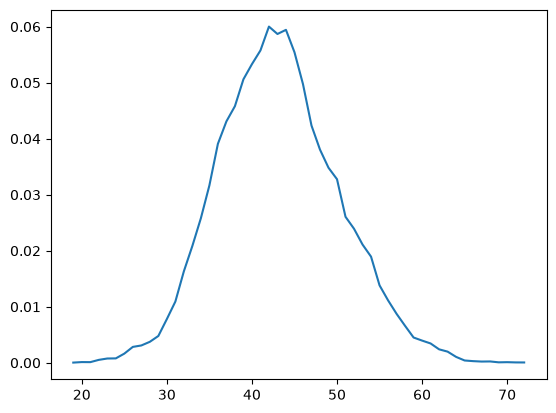
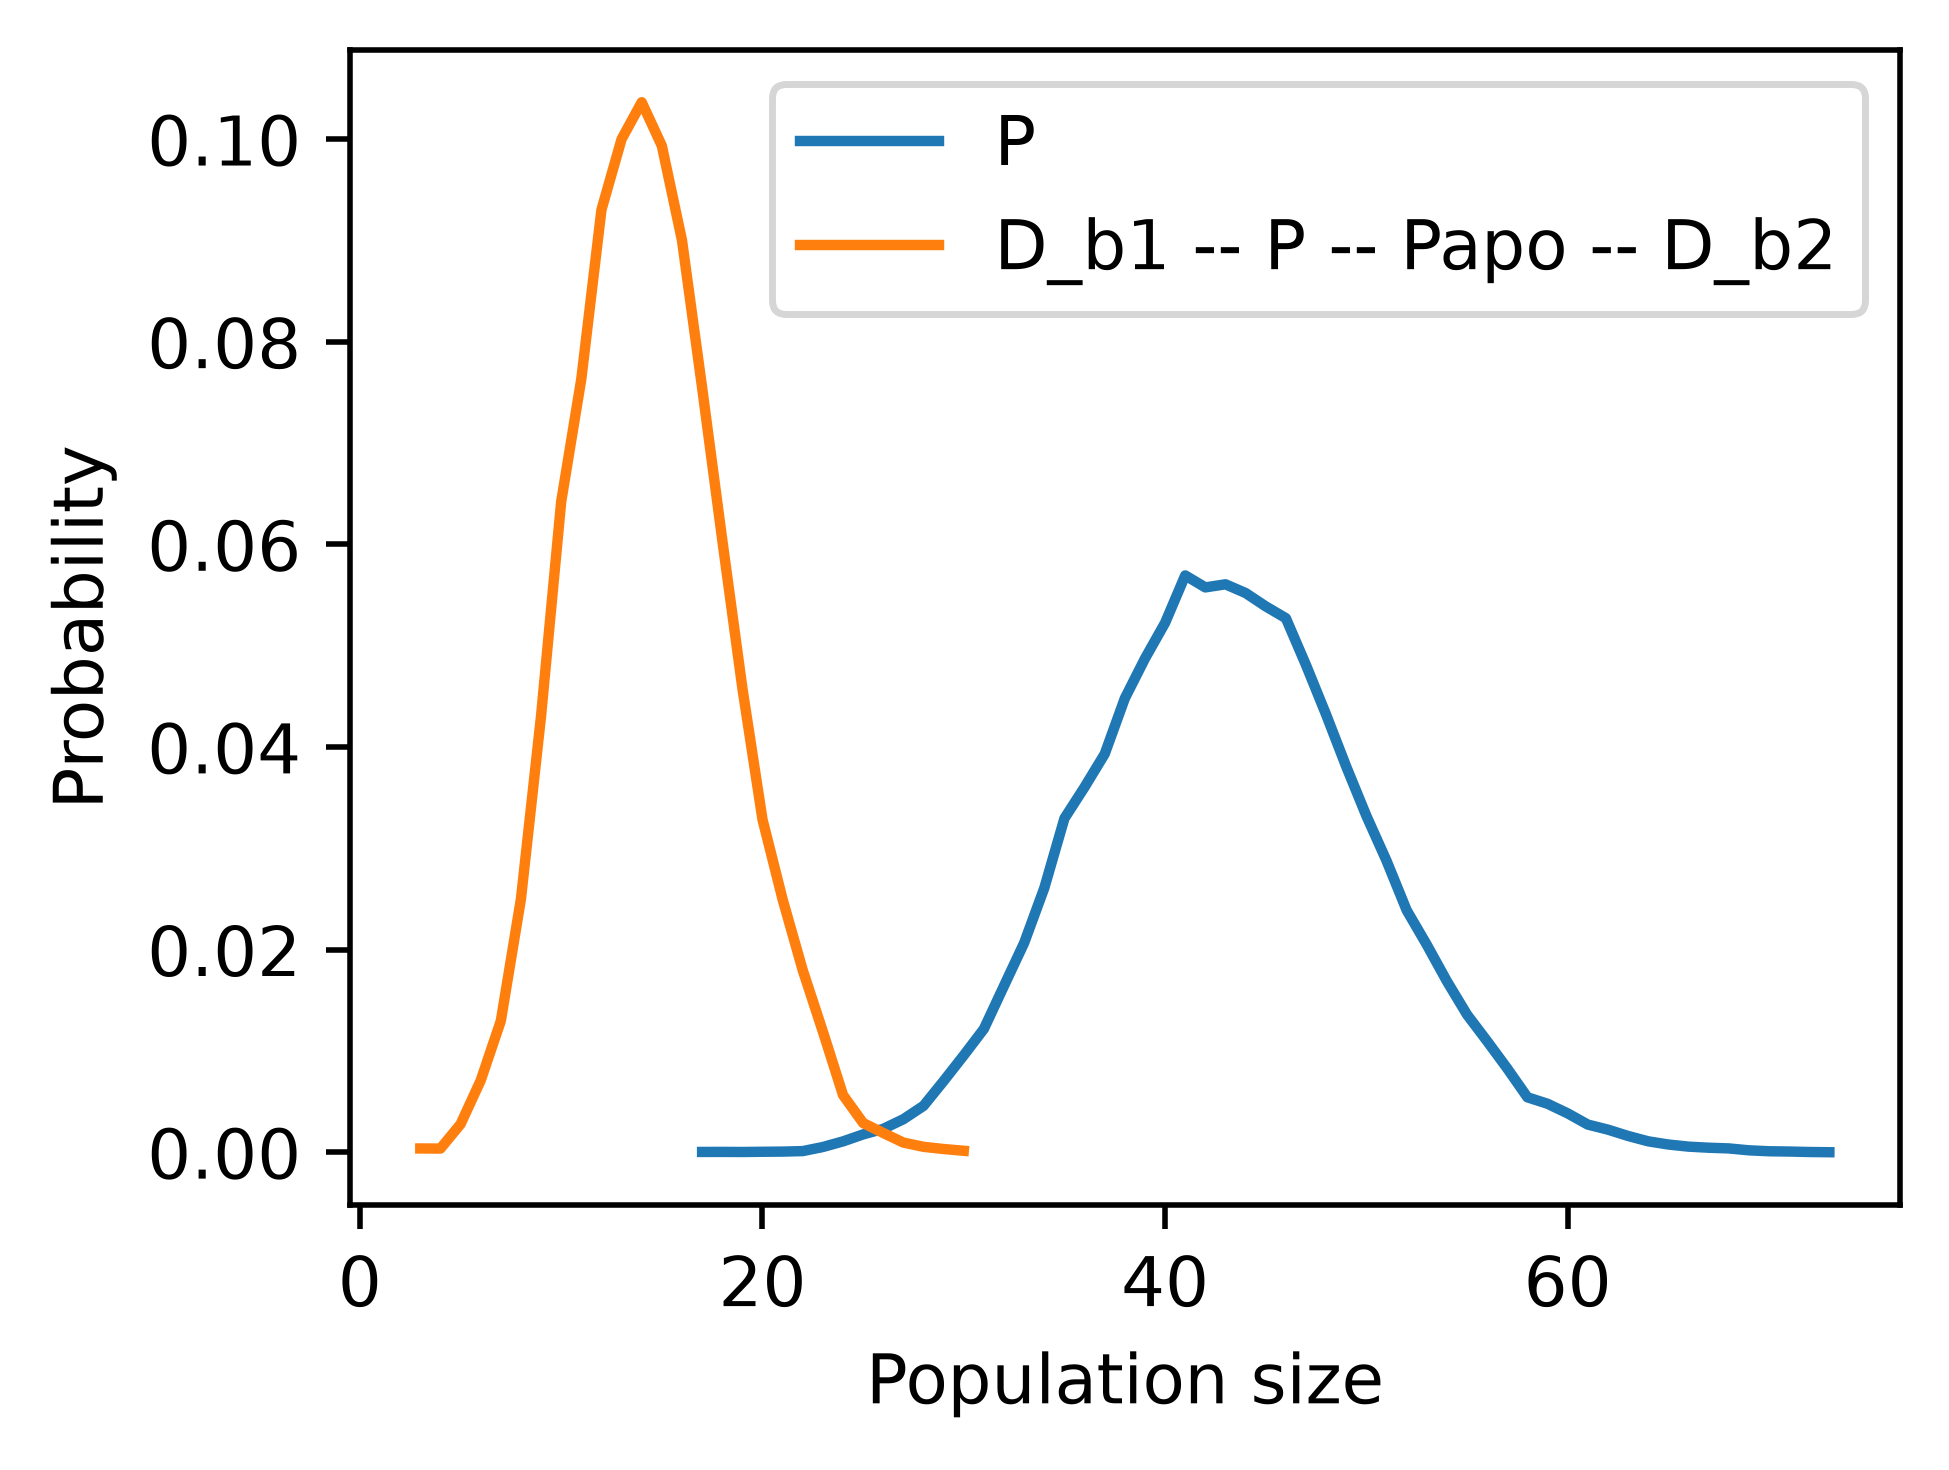
Code edit (unified diff) that turned the first committed figure into the second:
--- before
+++ after
@@ -1 +1,6 @@
-res.get_last_state_dist('P').plot()
+fig, ax = plt.subplots(1,1,figsize=(4,3),dpi=500)
+res.get_last_state_dist('P').plot(ax=ax, label='P',legend=True)
+res.get_last_state_dist('D_b1 -- P -- Papo -- D_b2').plot(ax=ax, label='D_b1 -- P -- Papo -- D_b2', legend=True)
+plt.legend()
+plt.xlabel("Population size")
+plt.ylabel("Probability")

Commit: Updated P53 notebook, added memory usage notebook